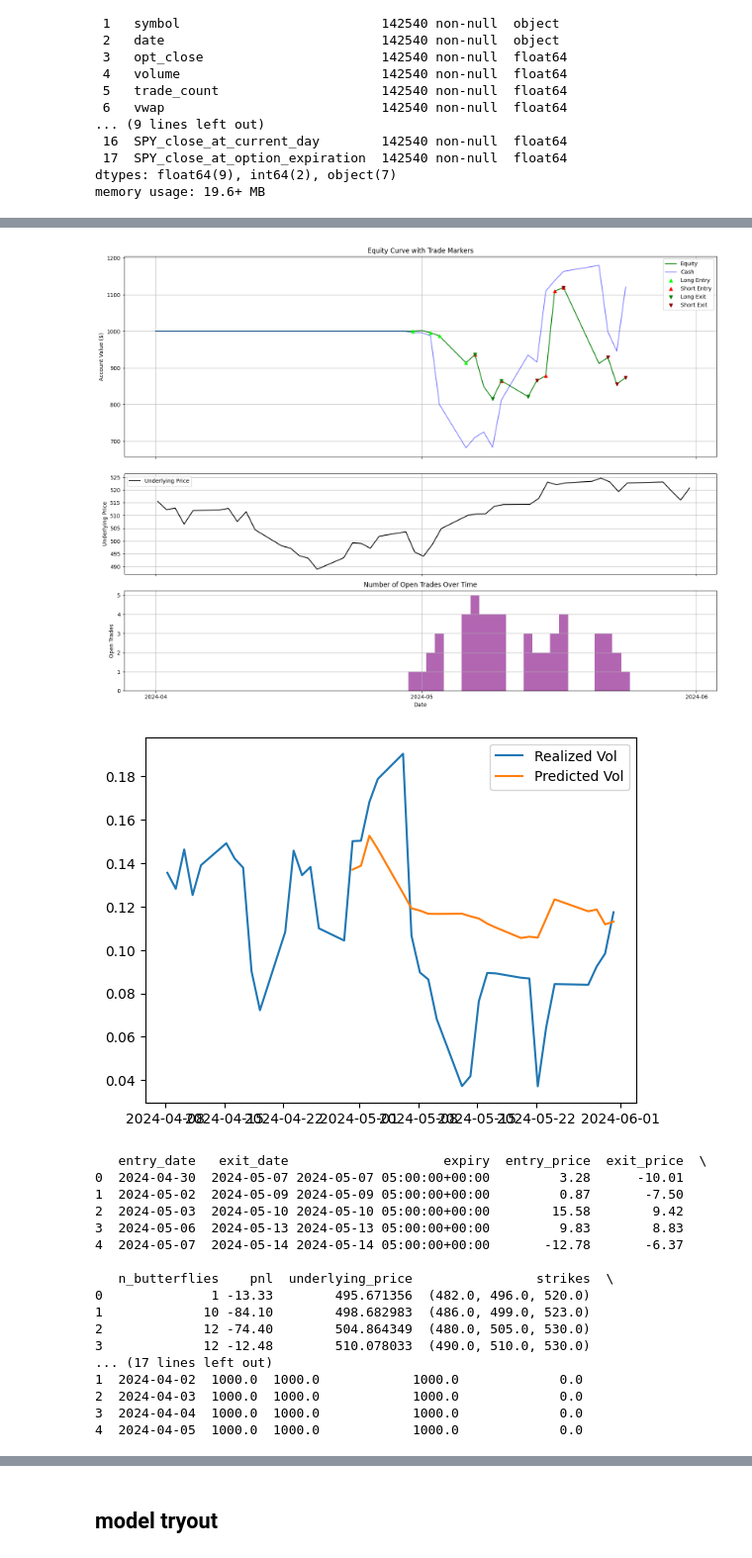
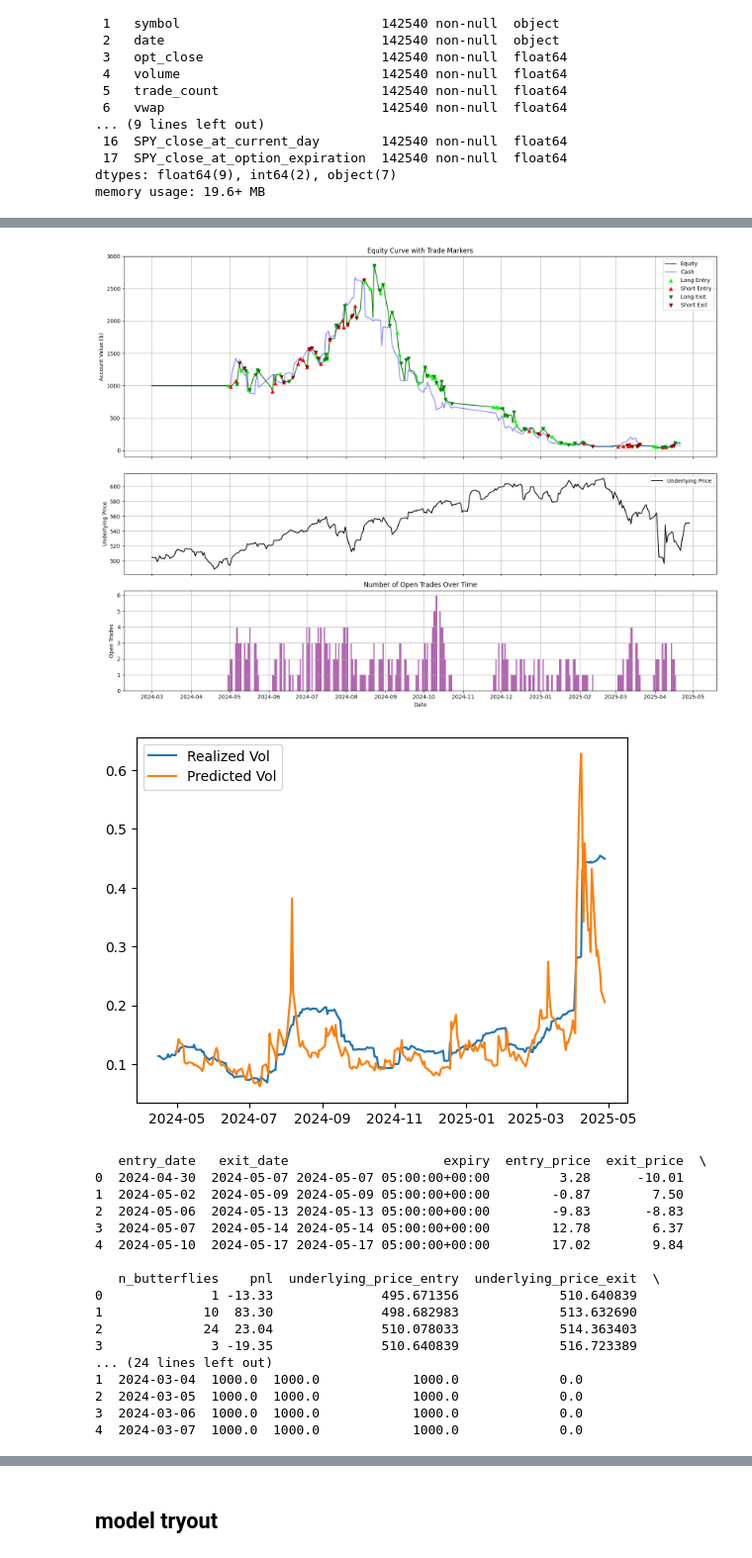
Before and after one commit to principlepauli/Butterflies-, a Jupyter notebook: Strategy/Option_Butterfly_1.ipynb, the cells around one changed output, grey strips where cells are left out. Shown at 99% size. Drawn from its saved outputs; the diff is of its cells as text; code cells hidden in the pictures.

```diff
--- a/Strategy/Option_Butterfly_1.ipynb
+++ b/Strategy/Option_Butterfly_1.ipynb
@@ -41,7 +41,7 @@ vol_predictions = vol_predictions # DataFrame with columns: prediction_day, pred
 
 underlying_data= pd.read_csv(r"C:\Users\pauli\Butterflies-\yfinance_data\spy.csv")
 
-vol_predictions = pd.read_csv(r"C:\Users\pauli\Butterflies-\model\predictions\0.csv")
+vol_predictions = pd.read_csv(r"C:\Users\pauli\Butterflies-\model\predictions\slightlybetter.csv")
 
 options_data = pd.read_csv(r"C:\Users\pauli\Butterflies-\options\options.csv")
 # %%
@@ -180,9 +180,9 @@ vol_predictions
 # %%
 # filter timestamps for all dataframes based on the available options
 
-start_time = '2024-04-01 05:00:00+00:00'
-end_time = '2024-06-01 05:00:00+00:00'
-options_data =  options_data[(options_data['timestamp'] >= start_time) & (options_data['timestamp'] <= end_time)]
+# start_time = '2024-04-01 05:00:00+00:00'
+# end_time = '2024-06-01 05:00:00+00:00'
+# options_data =  options_data[(options_data['timestamp'] >= start_time) & (options_data['timestamp'] <= end_time)]
 
 start_date = options_data['timestamp'].min()
 end_date = options_data['timestamp'].max()
@@ -191,6 +191,7 @@ end_date = options_data['timestamp'].max()
 
 vol_predictions = vol_predictions[(vol_predictions['prediction_day'] >= start_date) & (vol_predictions['prediction_day'] <= end_date)]
 underlying_data = underlying_data[(underlying_data['timestamp'] >= start_date) & (underlying_data['timestamp'] <= end_date)]
+underlying_data = underlying_data[(underlying_data['timestamp'] <= end_date)]
 # %%
 
 import matplotlib.pyplot as plt
@@ -269,19 +270,21 @@ bt_sl = ButterflyBacktest_long_short(
     options_data = options_data,
     underlying_data = underlying_data,
     vol_predictions = vol_predictions,
-    spread_pct=5,                                # Tune
+    spread_pct=6,                                # Tune
     commission=0.01,
     slippage=0.0,
     min_open_interest=0,
     min_volume=0,
     vol_exit_threshold=50, # exit if the predicted volatility changes by more than this percentage, TUNE
-    rolling_window=5
+    rolling_window=30
+    pct_above= 0.5, # TUNE, percentage above the predicted volatility to enter a short
+    pct_below= 0.5, # TUNE, percentage below the predicted volatility to enter a long
 )
 
 
 
 # Run the backtest
-results_df, equity_df = bt_sl.run(option_type='call', starting_cash=1000)
+results_df, equity_df = bt_sl.run(option_type='call', starting_cash=1000, risk_free_rate=0.045)
 
 # Display results
 print(results_df.head())
@@ -308,21 +311,21 @@ ending_equity: 873.4200000000003
-[figure, old version]
+[figure, new version]
-[figure, old version]
+[figure, new version]
    entry_date   exit_date                    expiry  entry_price  exit_price  \
 0  2024-04-30  2024-05-07 2024-05-07 05:00:00+00:00         3.28      -10.01
-1  2024-05-02  2024-05-09 2024-05-09 05:00:00+00:00         0.87       -7.50
-2  2024-05-03  2024-05-10 2024-05-10 05:00:00+00:00        15.58        9.42
-3  2024-05-06  2024-05-13 2024-05-13 05:00:00+00:00         9.83        8.83
-4  2024-05-07  2024-05-14 2024-05-14 05:00:00+00:00       -12.78       -6.37
+1  2024-05-02  2024-05-09 2024-05-09 05:00:00+00:00        -0.87        7.50
+2  2024-05-06  2024-05-13 2024-05-13 05:00:00+00:00        -9.83       -8.83
+3  2024-05-07  2024-05-14 2024-05-14 05:00:00+00:00        12.78        6.37
+4  2024-05-10  2024-05-17 2024-05-17 05:00:00+00:00        17.02        9.84
 
-   n_butterflies    pnl  underlying_price                strikes  \
-0              1 -13.33        495.671356  (482.0, 496.0, 520.0)
-1             10 -84.10        498.682983  (486.0, 499.0, 523.0)
-2             12 -74.40        504.864349  (480.0, 505.0, 530.0)
-3             12 -12.48        510.078033  (490.0, 510.0, 530.0)
-... (17 lines left out)
-1  2024-04-02  1000.0  1000.0            1000.0             0.0
-2  2024-04-03  1000.0  1000.0            1000.0             0.0
-3  2024-04-04  1000.0  1000.0            1000.0             0.0
-4  2024-04-05  1000.0  1000.0            1000.0             0.0
+   n_butterflies    pnl  underlying_price_entry  underlying_price_exit  \
+0              1 -13.33              495.671356             510.640839
+1             10  83.30              498.682983             513.632690
+2             24  23.04              510.078033             514.363403
+3              3 -19.35              510.640839             516.723389
+... (24 lines left out)
+1  2024-03-04  1000.0  1000.0            1000.0             0.0
+2  2024-03-05  1000.0  1000.0            1000.0             0.0
+3  2024-03-06  1000.0  1000.0            1000.0             0.0
+4  2024-03-07  1000.0  1000.0            1000.0             0.0
 # %%
 results_df#equity_df
```
Also changed, not shown: parts of 6 cells of this notebook, 1 other file.
